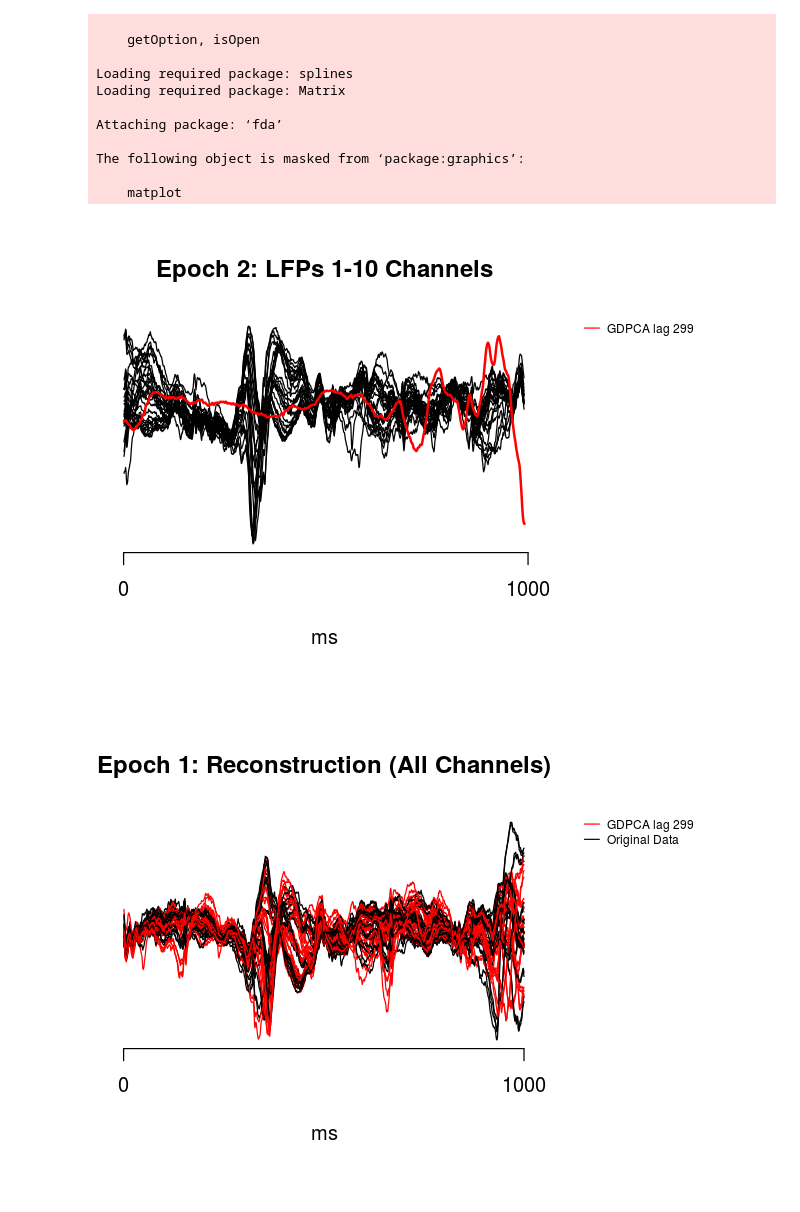
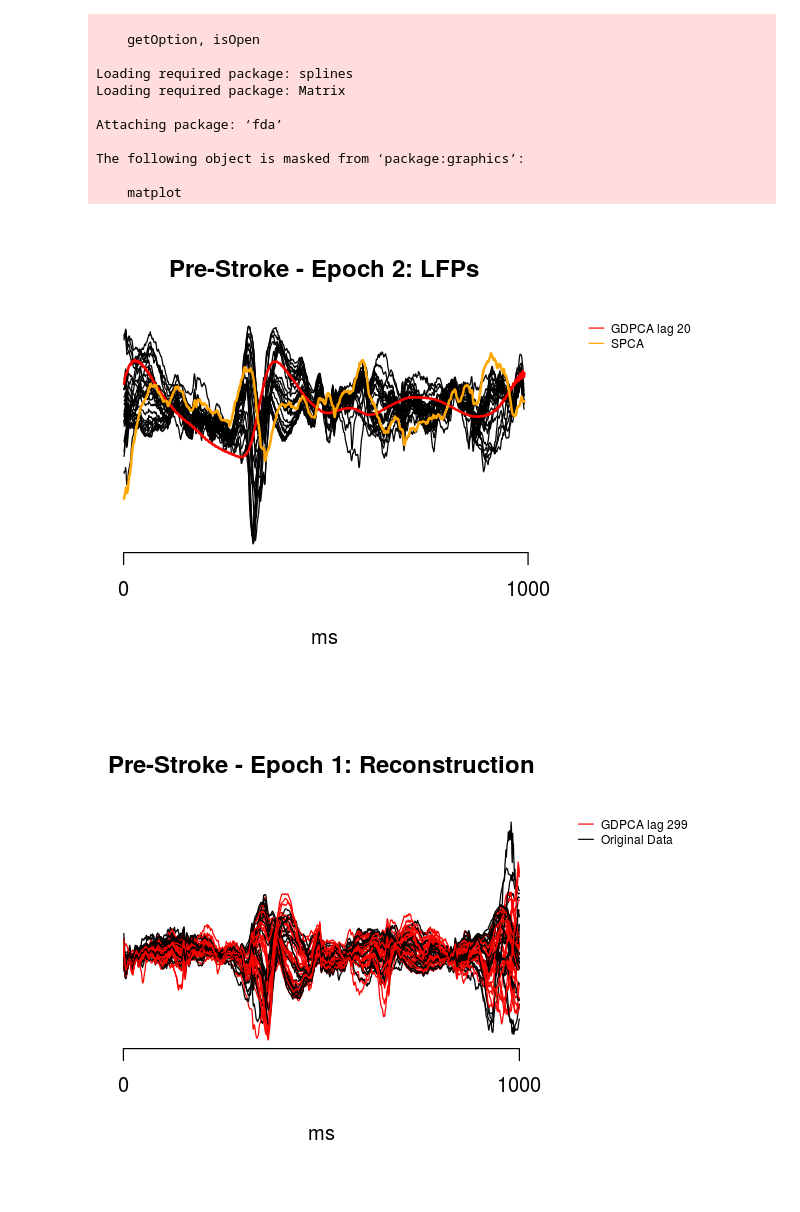
Before and after one commit to hfloresr/gdpca-vs-spca, a Jupyter notebook: notebooks/pre_multiple_lags.ipynb, the cells around one changed output. Saved outputs shown, nothing was run; the diff lists cells and outputs as text; code cells hidden in the pictures.

```diff
--- a/notebooks/pre_multiple_lags.ipynb
+++ b/notebooks/pre_multiple_lags.ipynb
@@ -84,7 +83,7 @@ plot_factors <- function(GDPC, SPCA, epoch) {
     llim = min(min(SPCA[5:995, epoch], GDPC[5:995, epoch]))
     par(mar=c(6.1, .5, 2.1, 6.1), xpd=TRUE)
     plot(GDPC[5:995, epoch], xaxt="n", yaxt="n", type='l', ylab='',ylim=c(llim, ulim),
-         main=sprintf("Epoch %s: First Factors", epoch),xlab='ms', bty="n", col="darkblue")
+         main=sprintf("Pre-Stroke - Epoch %s: First Factors", epoch),xlab='ms', bty="n", col="darkblue")
     lines(SPCA[5:995, epoch], col=2, xpd=FALSE)
     axis(side=1, at=seq(0, 1000, 1000))
     par(xpd=TRUE)
@@ -97,7 +96,7 @@ plot_periodograms <-function(Xgpd, Xspd, epoch) {
     llim = min(min(Xspd[7:495, epoch], Xgpd[7:495, epoch]))
     par(mar=c(6.1, 0.5, 4.1, 4.1), xpd=TRUE)
     plot(Xspd[7:495, epoch], xaxt="n", yaxt="n", type='l', ylab='', xlab='Hz',ylim=c(llim, ulim),
-         main=sprintf("Epoch %s: Log Periodograms", epoch), bty='n', col='red')
+         main=sprintf("Pre-Stroke - Epoch %s: Log Periodograms", epoch), bty='n', col='red')
     lines(Xgpd[7:495, epoch], col="darkblue", xpd=FALSE)
     axis(side=1, at=seq(0, 500, 500))
     legend("topright", ex.cs1, cex=0.9, y.intersp=2.5,legend=c("GDPCA", "SPCA"), bty="n",
@@ -214,0 +175,10 @@ normalize_post <- function(data, epochs=c(1:300)) {
+# %%
+normalize_pre <- function(data, epochs=c(1:300)) {
+    Z = data
+    excludes = c(1:5, 7:8, 11:12, 14:16, 18:26, 28:32)
+    for (i in epochs) {
+        Zepoch = Z[((i-1)*1000+1):(i*1000), excludes]
+        Z[((i-1)*1000+1):(i*1000), excludes] = (Zepoch - mean(Zepoch)) / sd(Zepoch)
+    }
+    return(Z)
+}
@@ -215 +215,28 @@ normalize_post <- function(data, epochs=c(1:300)) {
+# %%
+recons_gdpc_epoch <- function(model, epoch) {
+    out <- model[, epoch]
+    class(out) <- append(class(out), "gdpc")
+    recons <- fitted(out, epoch)
+    return(recons)
+}
+
+plot_pre_lfp_recons <- function(Z, G, model, epoch, legend) {
+    exs = c(1:5, 7:8, 11:12, 14:16, 18:26, 28:32)
+    start = (epoch-1)*1000+1
+    end = epoch*1000
+    ts_z = ts(Z[start:end, exs])
+    G_r = recons_gdpc_epoch(model, epoch)
+    ts_g_r = ts(G_r / sd(G_r))
+
+    par(mar=c(6.1, 0.5, 4.1, 6.7), xpd=TRUE)
+    ulim = max(max(ts_g_r, ts_z))
+    llim = min(min(ts_g_r, ts_z))
+    params = list(yaxt="n", xaxt="n", ylab="", xlab="ms", ylim=c(llim, ulim), col = c("black", "red"),
+                  bty="n", main=sprintf("Pre-Stroke - Epoch %s: Reconstruction", epoch), xpd=FALSE)
+    ts.plot(ts_z, ts_g_r, gpars=params)
+
+    axis(side=1, at=seq(0, 1000, 1000))
+    legend("topright", ex.cs1, cex=0.6, y.intersp=2.5, legend=legend, bty="n",
+           lty=c(1,1),col=c("red", "black"), inset=c(-0.3, 0))
+}
 # %%
@@ -331,13 +326,13 @@ data = readMat('data/F141020-lfp-5min-1kHz.mat')
 Zpre = data$pre.pmcao
 # %%
 # Normalize data set
-Z_norm = normalize_post(Zpre)
+Z_norm = normalize_pre(Zpre)
 # %%
-plot_post_lfp_factor(Z_norm, G299, S, 2, legend=c("GDPCA lag 299"), with_spca=FALSE)
+plot_pre_lfp_factor(Z_norm, G20, S, 2, legend=c("GDPCA lag 20", "SPCA"))
 # %% [output]
-[figure, old version]
+[figure, new version]
 # %%
-plot_post_lfp_recons(Z_norm, G299, model299, epoch=1, legend=c("GDPCA lag 299", "Original Data"))
+plot_pre_lfp_recons(Z_norm, G20, model20, epoch=1, legend=c("GDPCA lag 299", "Original Data"))
 # %% [output]
-[figure, old version]
+[figure, new version]
 # %%
```
Also changed, not shown: parts of 35 cells of this notebook, 4 other files.
